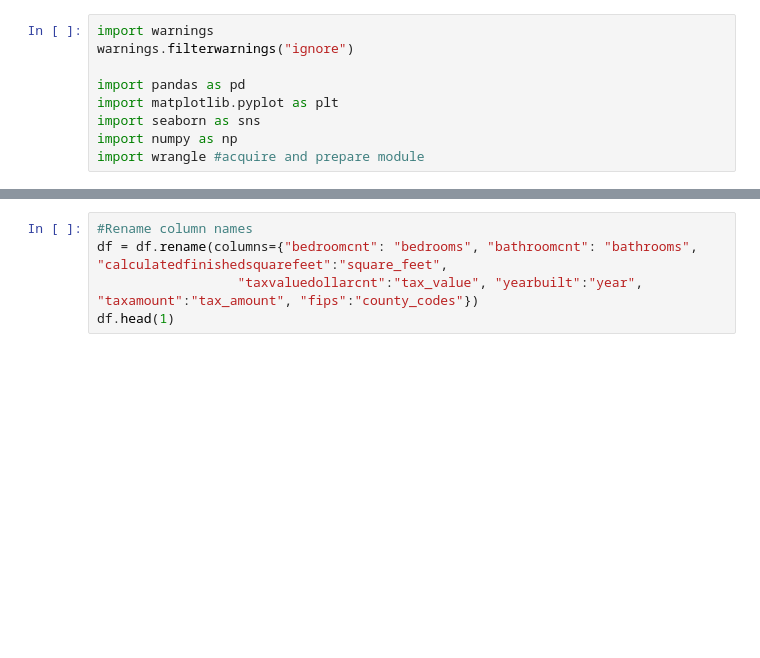
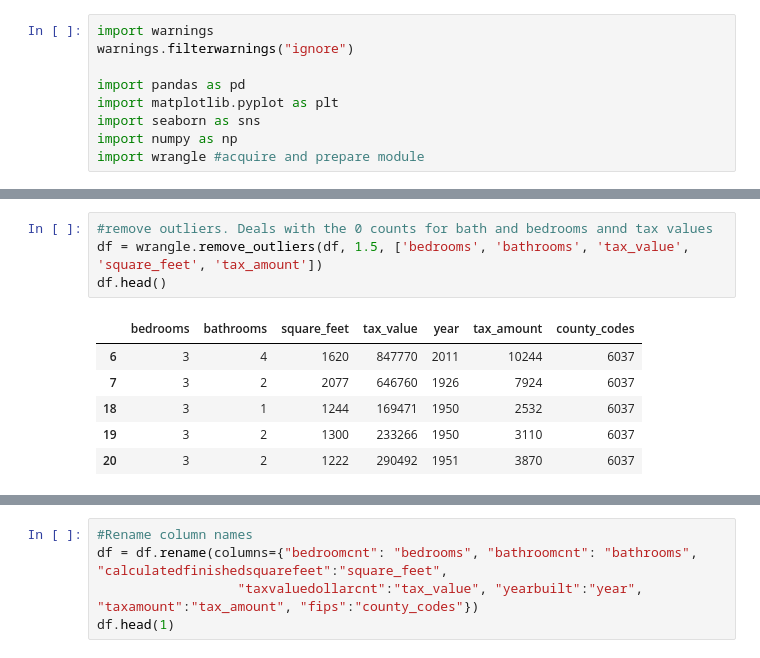
Before and after one commit to hrodjr/regression-exercises, a Jupyter notebook: zillow_exercise_acquire_prepare.ipynb, the cells around one changed output, grey strips where cells are left out. Drawn from its saved outputs; the diff is of its cells as text; blank space fills up the shorter version.

```diff
--- a/zillow_exercise_acquire_prepare.ipynb
+++ b/zillow_exercise_acquire_prepare.ipynb
@@ -37,0 +68,11 @@ df.info()
+# %%
+#remove outliers. Deals with the 0 counts for bath and bedrooms annd tax values
+df = wrangle.remove_outliers(df, 1.5, ['bedrooms', 'bathrooms', 'tax_value', 'square_feet', 'tax_amount'])
+df.head()
+# %% [output]
+|  | bedrooms | bathrooms | square_feet | tax_value | year | tax_amount | county_codes |
+| 6 | 3 | 4 | 1620 | 847770 | 2011 | 10244 | 6037 |
+| 7 | 3 | 2 | 2077 | 646760 | 1926 | 7924 | 6037 |
+| 18 | 3 | 1 | 1244 | 169471 | 1950 | 2532 | 6037 |
+| 19 | 3 | 2 | 1300 | 233266 | 1950 | 3110 | 6037 |
+| 20 | 3 | 2 | 1222 | 290492 | 1951 | 3870 | 6037 |
```
Also changed, not shown: parts of 26 cells of this notebook, 1 other file.
